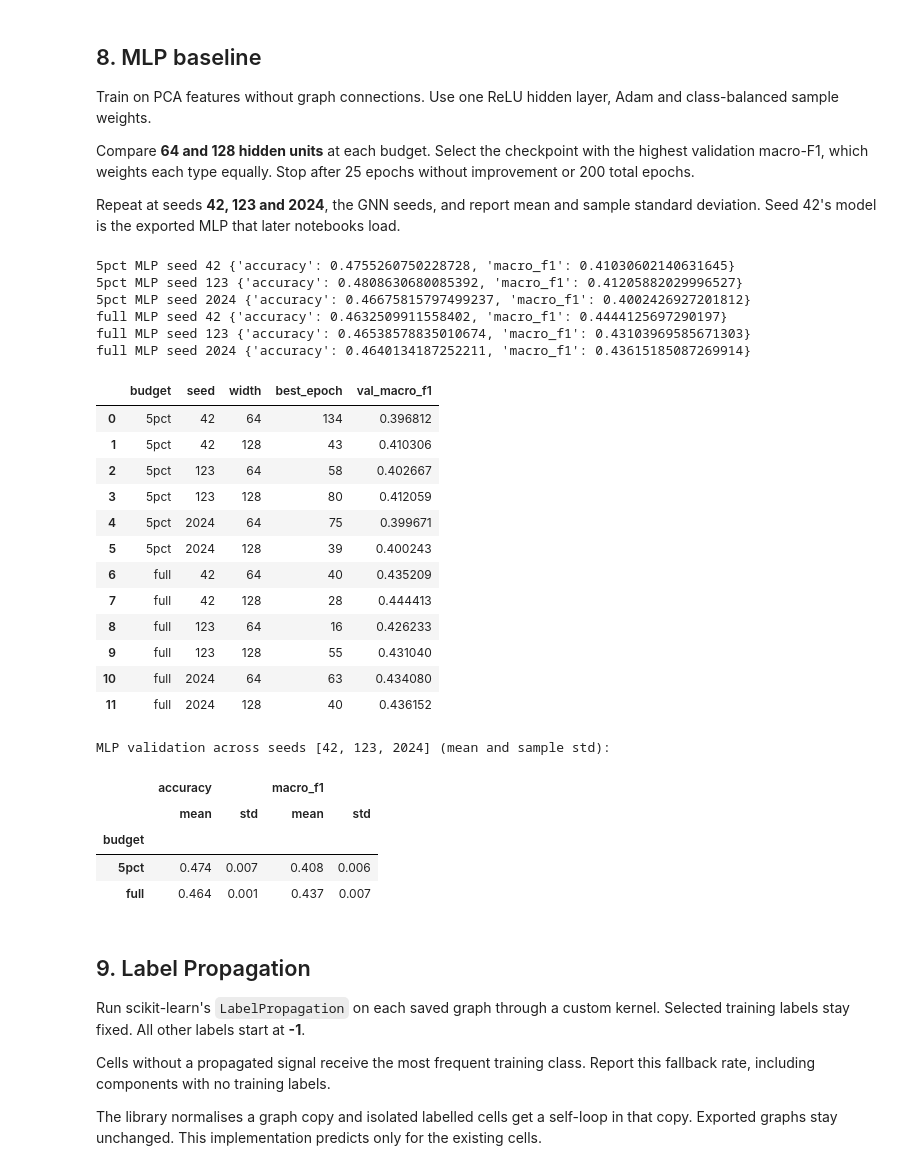
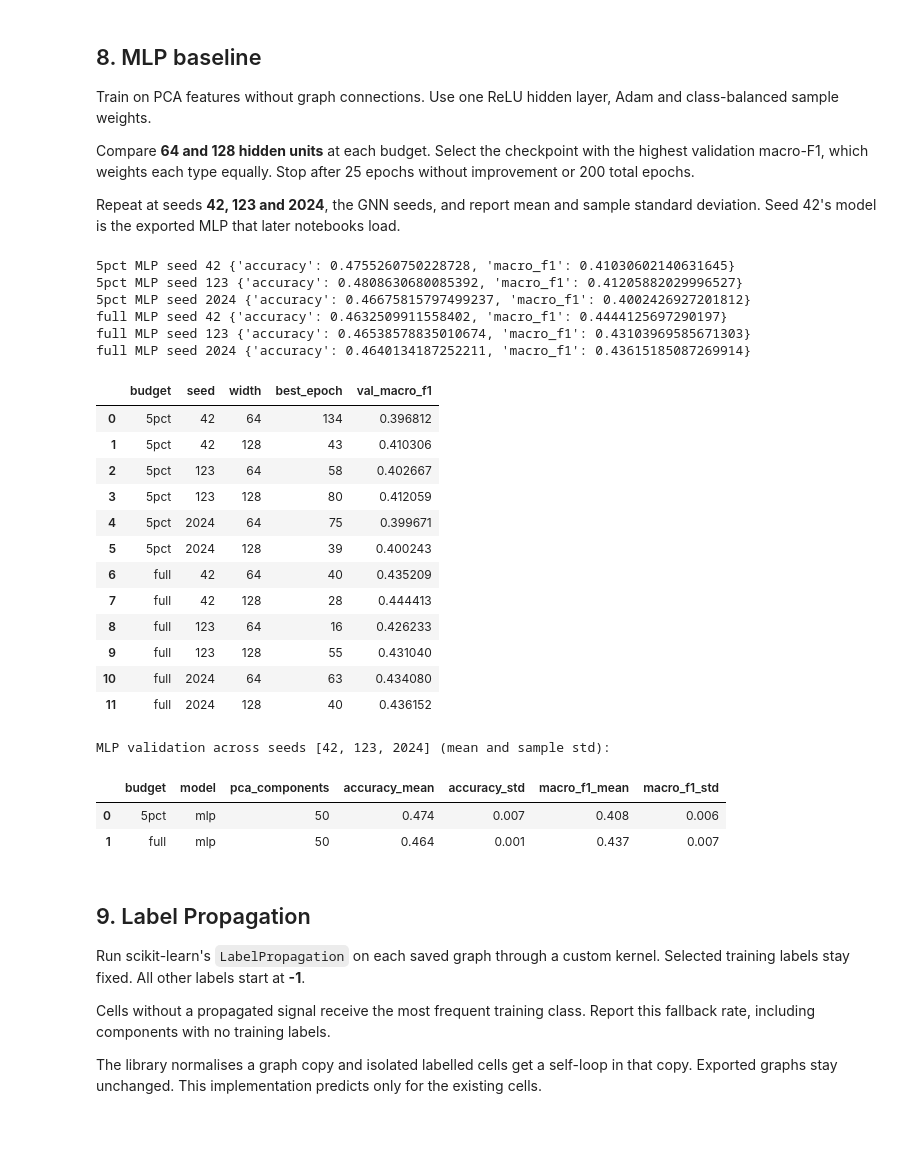
Before and after one commit to maximyam/Graph-ML, a Jupyter notebook: 02-graph_engineering_baselines.ipynb, the cells around one changed output. Cells and saved outputs as stored; diff of their text form; code cells hidden in the pictures; blank space fills up the shorter version.

```diff
--- a/02-graph_engineering_baselines.ipynb
+++ b/02-graph_engineering_baselines.ipynb
@@ -273,7 +273,8 @@ def prepare_export_directory(folder, spec):
     return manifest_path
 
 configuration_id = digest_json(export_spec)[:12]  # recorded identity, not a folder name
-OUT = ROOT / "data/graph_engineering"
+OUT = ROOT / f"data/graph_engineering_{N_PCS}pc"
+MLP_OUT = ROOT / f"data/mlp_{N_PCS}pc"  # three-seed MLP summary, alongside the GNN exports
 manifest_path = prepare_export_directory(OUT, export_spec)
 print("Output:", OUT.relative_to(ROOT))
 # %% [output]
@@ -724,11 +725,12 @@ def record_validation(budget, model_name, prediction, seconds, details):
     np.save(OUT / "results" / (result_key + "_validation_confusion.npy"), cm)
     return summary
 
-mlp_trials, mlp_seed_scores = [], []
+MLP_OUT.mkdir(parents=True, exist_ok=True)
+mlp_trials, mlp_runs, mlp_per_class = [], [], []
 for budget, mask in budget_masks.items():
     for seed in MLP_SEEDS:
         start = time.perf_counter()
-        candidates = []
+        candidates, width_trials = [], {}
         for width in MLP_WIDTHS:
             fit = train_library_mlp(X[mask], training_labels[budget][mask], X[val_mask], y_val, class_ids,
                     settings={**MLP_SETTINGS, "hidden_layer_sizes": (width,), "random_state": seed},
@@ -736,53 +738,65 @@ for budget, mask in budget_masks.items():
             np.testing.assert_allclose(fit["scaler"].mean_, scalers[budget].mean_)
             mlp_trials.append({"budget": budget, "seed": seed, "width": width, "best_epoch": fit["best_epoch"],
                                "val_macro_f1": fit["best_val_macro_f1"]})
-            fit["history"].to_csv(OUT / "results" / f"mlp_{budget}_seed{seed}_width{width}_history.csv", index=False)
+            width_trials[str(width)] = fit["history"].to_dict(orient="records")
+            if seed == SEED:
+                fit["history"].to_csv(OUT / "results" / f"mlp_{budget}_width{width}_history.csv", index=False)
             candidates.append((width, fit))
         width, best = max(candidates, key=lambda pair: pair[1]["best_val_macro_f1"])
         with threadpool_limits(limits=CPU_THREADS):
             pred = best["model"].predict(scaled_features[budget])
+        seconds = time.perf_counter() - start
         # Later notebooks load one MLP per budget, so only the SEED run is exported and recorded.
         if seed == SEED:
             joblib.dump({"model": best["model"], "scaler": best["scaler"], "classes": class_names},
                         OUT / "models" / f"mlp_{budget}.joblib")
-            summary = record_validation(budget, "mlp", pred, time.perf_counter() - start,
-                                       {"width": width, "best_epoch": best["best_epoch"]})
+            summary = record_validation(budget, "mlp", pred, seconds, {"width": width, "best_epoch": best["best_epoch"]})
+            table = per_class_results[-1]
         else:
-            summary = prediction_report(y_val, pred[val_mask])[0]
-        mlp_seed_scores.append({"budget": budget, "seed": seed, "width": width, **summary})
+            summary, table, _ = prediction_report(y_val, pred[val_mask])
+        run = {"budget": budget, "model": "mlp", "seed": seed, "pca_components": N_PCS, "width": width}
+        mlp_runs.append({**run, "labelled_cells": int(mask.sum()), **summary,
+                         "best_epoch": best["best_epoch"], "epochs_run": len(best["history"]), "seconds": seconds})
+        mlp_per_class += [{**run, "class_name": name, "f1": f1} for name, f1 in zip(table["celltype"], table["f1-score"])]
+        write_json(MLP_OUT / f"{budget}_seed{seed}_history.json",
+                   {"budget": budget, "seed": seed, "pca_components": N_PCS, "width_trials": width_trials,
+                    "selected_width": width, "selected_best_epoch": best["best_epoch"]})
         print(budget, "MLP seed", seed, summary)
 pd.DataFrame(mlp_trials).to_csv(OUT / "results/mlp_trials.csv", index=False)
-mlp_seed_scores = pd.DataFrame(mlp_seed_scores)
-mlp_seed_scores.to_csv(OUT / "results/mlp_seed_scores.csv", index=False)
+mlp_runs = pd.DataFrame(mlp_runs)
+mlp_runs.to_csv(MLP_OUT / "validation_results.csv", index=False)
+pd.DataFrame(mlp_per_class).to_csv(MLP_OUT / "per_class_f1.csv", index=False)
+mlp_summary = (mlp_runs.groupby(["budget", "model", "pca_components"], as_index=False)
+               .agg(accuracy_mean=("accuracy", "mean"), accuracy_std=("accuracy", "std"),
+                    macro_f1_mean=("macro_f1", "mean"), macro_f1_std=("macro_f1", "std")))
+mlp_summary.to_csv(MLP_OUT / "summary.csv", index=False)
 display(pd.DataFrame(mlp_trials))
 print(f"MLP validation across seeds {list(MLP_SEEDS)} (mean and sample std):")
-display(mlp_seed_scores.groupby("budget")[["accuracy", "macro_f1"]].agg(["mean", "std"]).round(3))
+display(mlp_summary.round(3))
 # %% [output]
 5pct MLP seed 42 {'accuracy': 0.4755260750228728, 'macro_f1': 0.41030602140631645}
 5pct MLP seed 123 {'accuracy': 0.4808630680085392, 'macro_f1': 0.41205882029996527}
 5pct MLP seed 2024 {'accuracy': 0.46675815797499237, 'macro_f1': 0.4002426927201812}
 full MLP seed 42 {'accuracy': 0.4632509911558402, 'macro_f1': 0.4444125697290197}
 full MLP seed 123 {'accuracy': 0.46538578835010674, 'macro_f1': 0.43103969585671303}
 full MLP seed 2024 {'accuracy': 0.4640134187252211, 'macro_f1': 0.43615185087269914}
 |  | budget | seed | width | best_epoch | val_macro_f1 |
 | 0 | 5pct | 42 | 64 | 134 | 0.396812 |
 | 1 | 5pct | 42 | 128 | 43 | 0.410306 |
 | 2 | 5pct | 123 | 64 | 58 | 0.402667 |
 | 3 | 5pct | 123 | 128 | 80 | 0.412059 |
 | 4 | 5pct | 2024 | 64 | 75 | 0.399671 |
 | 5 | 5pct | 2024 | 128 | 39 | 0.400243 |
 | 6 | full | 42 | 64 | 40 | 0.435209 |
 | 7 | full | 42 | 128 | 28 | 0.444413 |
 | 8 | full | 123 | 64 | 16 | 0.426233 |
 | 9 | full | 123 | 128 | 55 | 0.431040 |
 | 10 | full | 2024 | 64 | 63 | 0.434080 |
 | 11 | full | 2024 | 128 | 40 | 0.436152 |
 MLP validation across seeds [42, 123, 2024] (mean and sample std):
-|  | accuracy |  | macro_f1 |  |
-|  | mean | std | mean | std |
-| budget |  |  |  |  |
-| 5pct | 0.474 | 0.007 | 0.408 | 0.006 |
-| full | 0.464 | 0.001 | 0.437 | 0.007 |
+|  | budget | model | pca_components | accuracy_mean | accuracy_std | macro_f1_mean | macro_f1_std |
+| 0 | 5pct | mlp | 50 | 0.474 | 0.007 | 0.408 | 0.006 |
+| 1 | full | mlp | 50 | 0.464 | 0.001 | 0.437 | 0.007 |
 # %% [markdown]
 ## 9. Label Propagation
 
```
Also changed, not shown: parts of 7 cells of this notebook.
